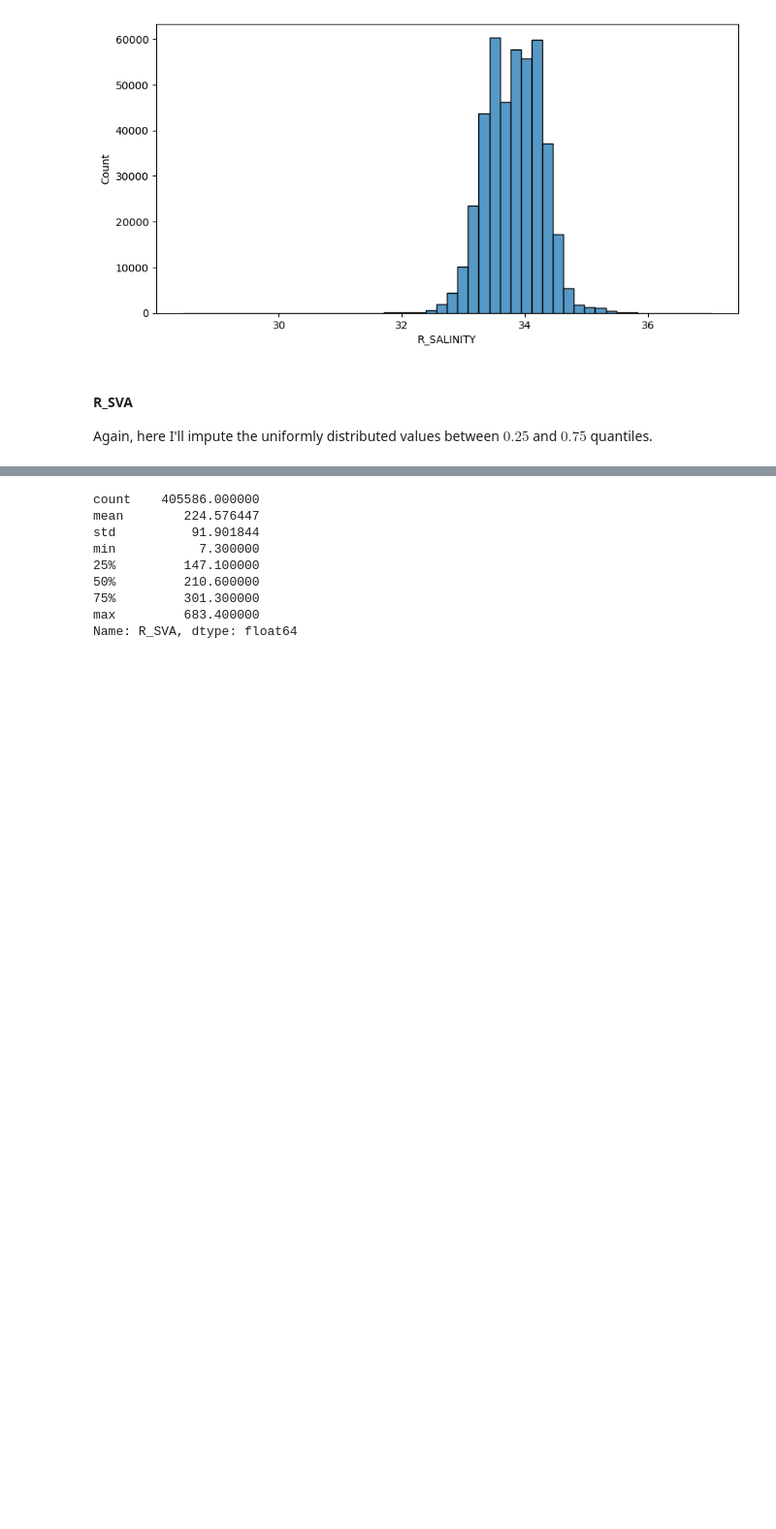
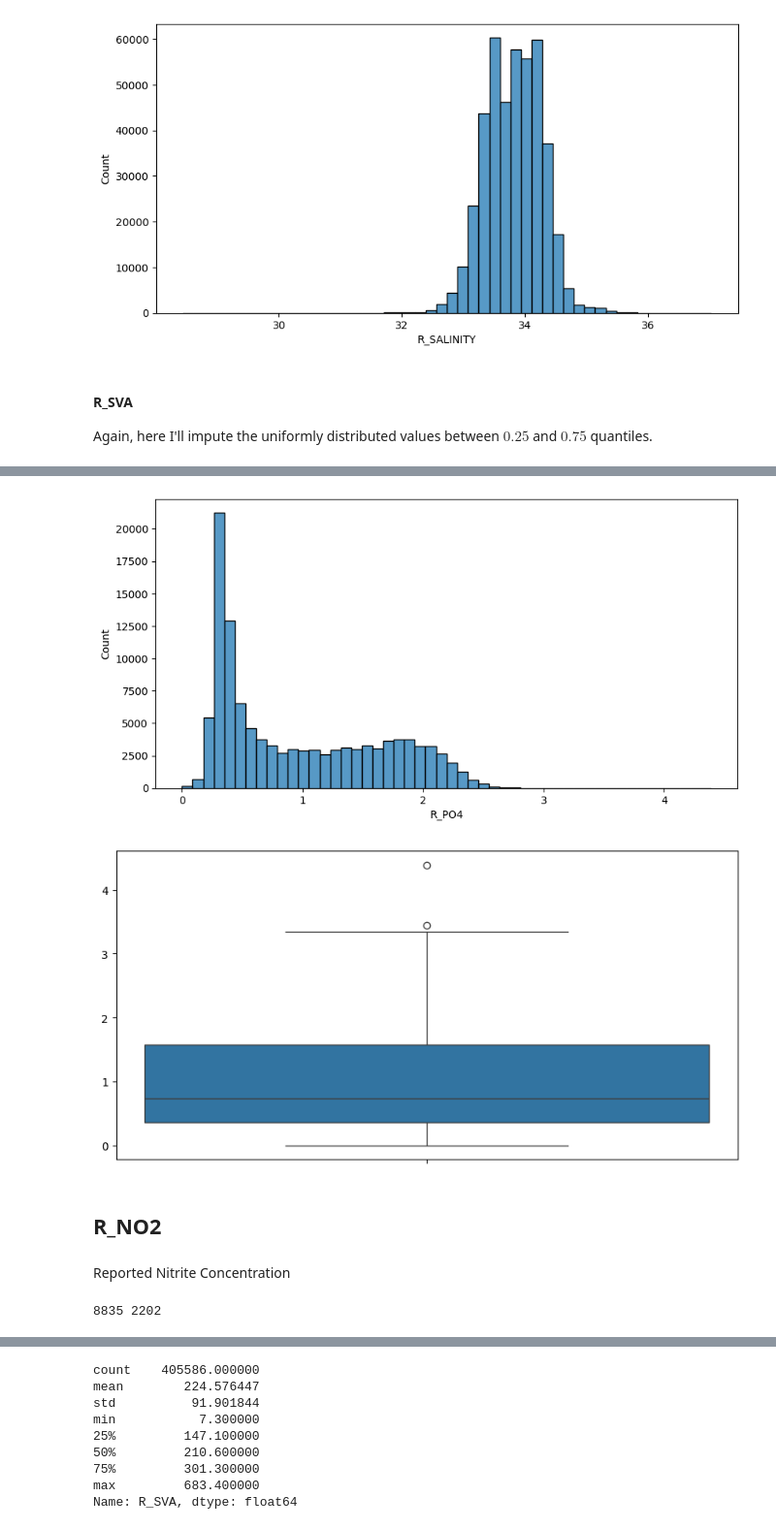
Before and after one commit to AndreiShelest/CalCOFI, a Jupyter notebook: notebooks/02.split-impute-explore.ipynb, the cells around one changed output, grey strips where cells are left out. Shown at 97% size. Saved outputs shown, nothing was run; the diff lists cells and outputs as text; code cells hidden in the pictures; blank space fills up the shorter version.

```diff
--- a/notebooks/02.split-impute-explore.ipynb
+++ b/notebooks/02.split-impute-explore.ipynb
@@ -192,0 +247,14 @@ Again, here I'll impute the uniformly distributed values between $0.25$ and $0.7
+# %%
+hist_plot(bottle_df_train['R_PO4'])
+box_plot(bottle_df_train['R_PO4'])
+# %% [output]
+[figure, added]
+[figure, added]
+# %% [markdown]
+## R_NO2
+# %% [markdown]
+Reported Nitrite Concentration
+# %%
+print(bottle_df_train['R_NO2'].isnull().sum(), bottle_df_test['R_NO2'].isnull().sum())
+# %% [output]
+8835 2202
```
Also changed, not shown: parts of 18 cells of this notebook.
